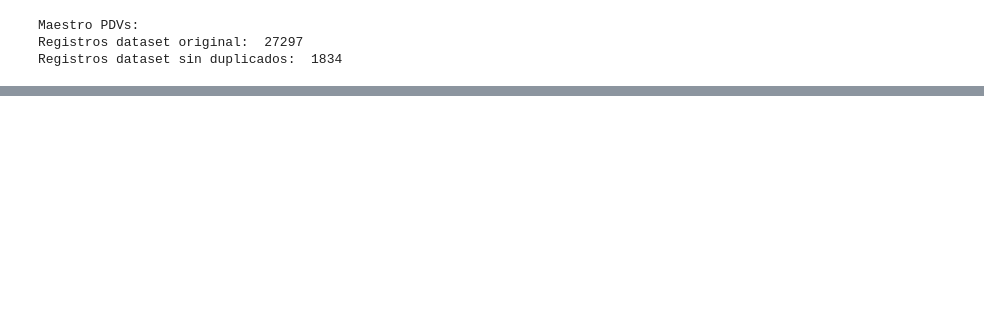
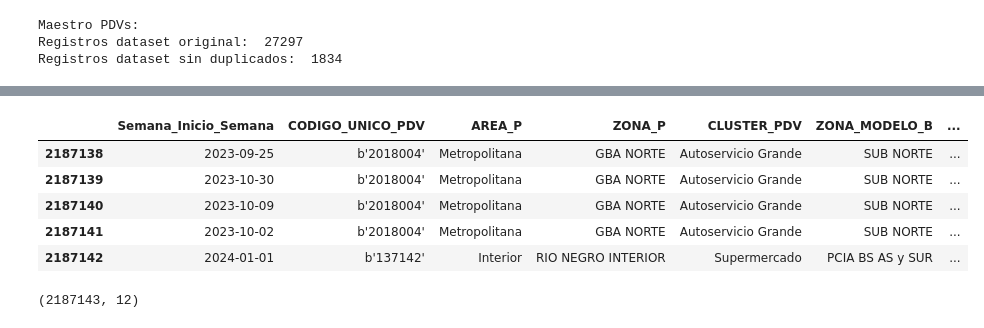
Before and after one commit to Hart-Hunt/Datasets, a Jupyter notebook: Nuevo_BTC.ipynb, the cells around one changed output, grey strips where cells are left out. Cells and saved outputs as stored; diff of their text form; code cells hidden in the pictures; blank space fills up the shorter version.

```diff
--- a/Nuevo_BTC.ipynb
+++ b/Nuevo_BTC.ipynb
@@ -402,0 +369,14 @@ df_VTA_004 = df_VTA_003.drop(['CODIGO_UNICO_PDV_2', 'Codigo_Barras_SKU'], axis=1
+# %%
+#Primeros y últimos registros del dataset para validar
+df_VTA_005.tail()
+# %% [output]
+|  | Semana_Inicio_Semana | CODIGO_UNICO_PDV | AREA_P | ZONA_P | CLUSTER_PDV | ZONA_MODELO_B | ... |
+| 2187138 | 2023-09-25 | b'2018004' | Metropolitana | GBA NORTE | Autoservicio Grande | SUB NORTE | ... |
+| 2187139 | 2023-10-30 | b'2018004' | Metropolitana | GBA NORTE | Autoservicio Grande | SUB NORTE | ... |
+| 2187140 | 2023-10-09 | b'2018004' | Metropolitana | GBA NORTE | Autoservicio Grande | SUB NORTE | ... |
+| 2187141 | 2023-10-02 | b'2018004' | Metropolitana | GBA NORTE | Autoservicio Grande | SUB NORTE | ... |
+| 2187142 | 2024-01-01 | b'137142' | Interior | RIO NEGRO INTERIOR | Supermercado | PCIA BS AS y SUR | ... |
+# %%
+df_VTA_005.shape
+# %% [output]
+(2187143, 12)
```
Also changed, not shown: parts of 38 cells of this notebook.
